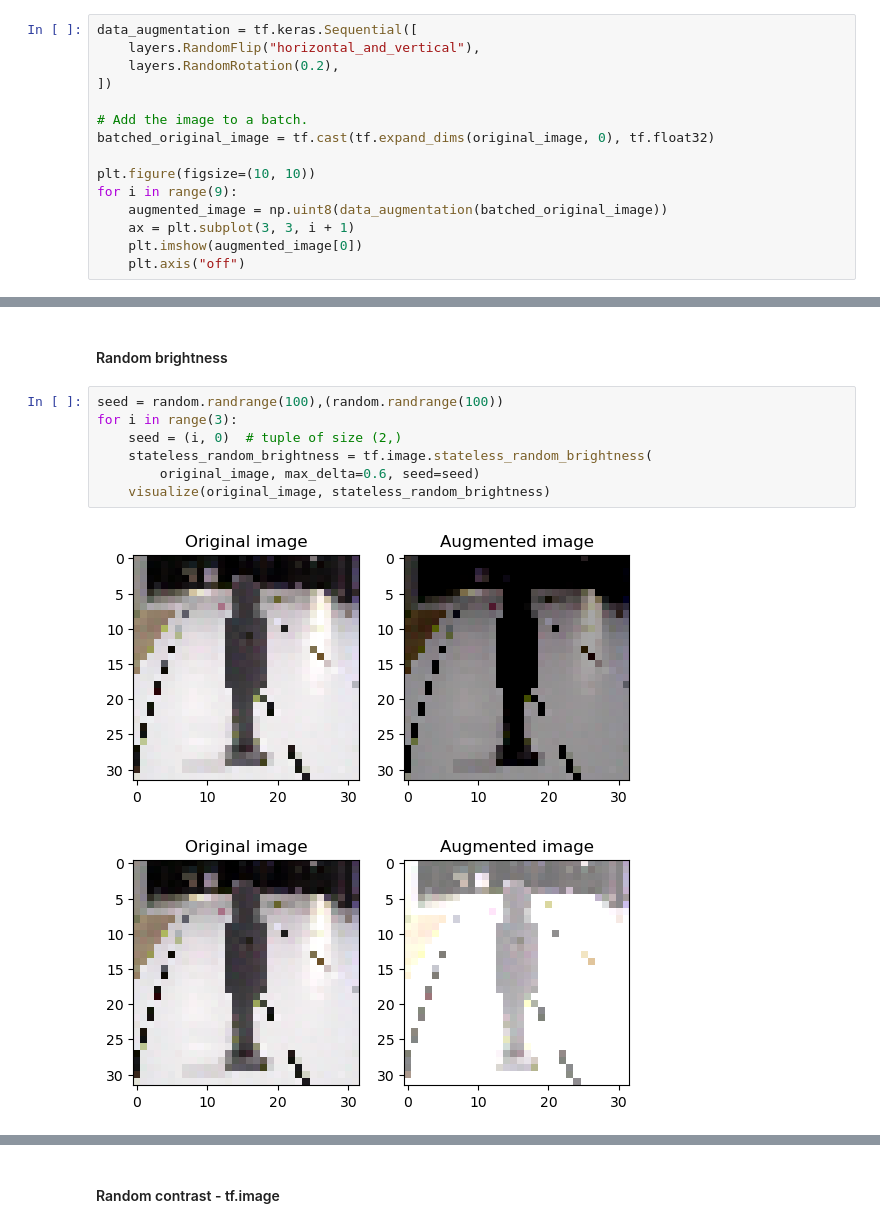
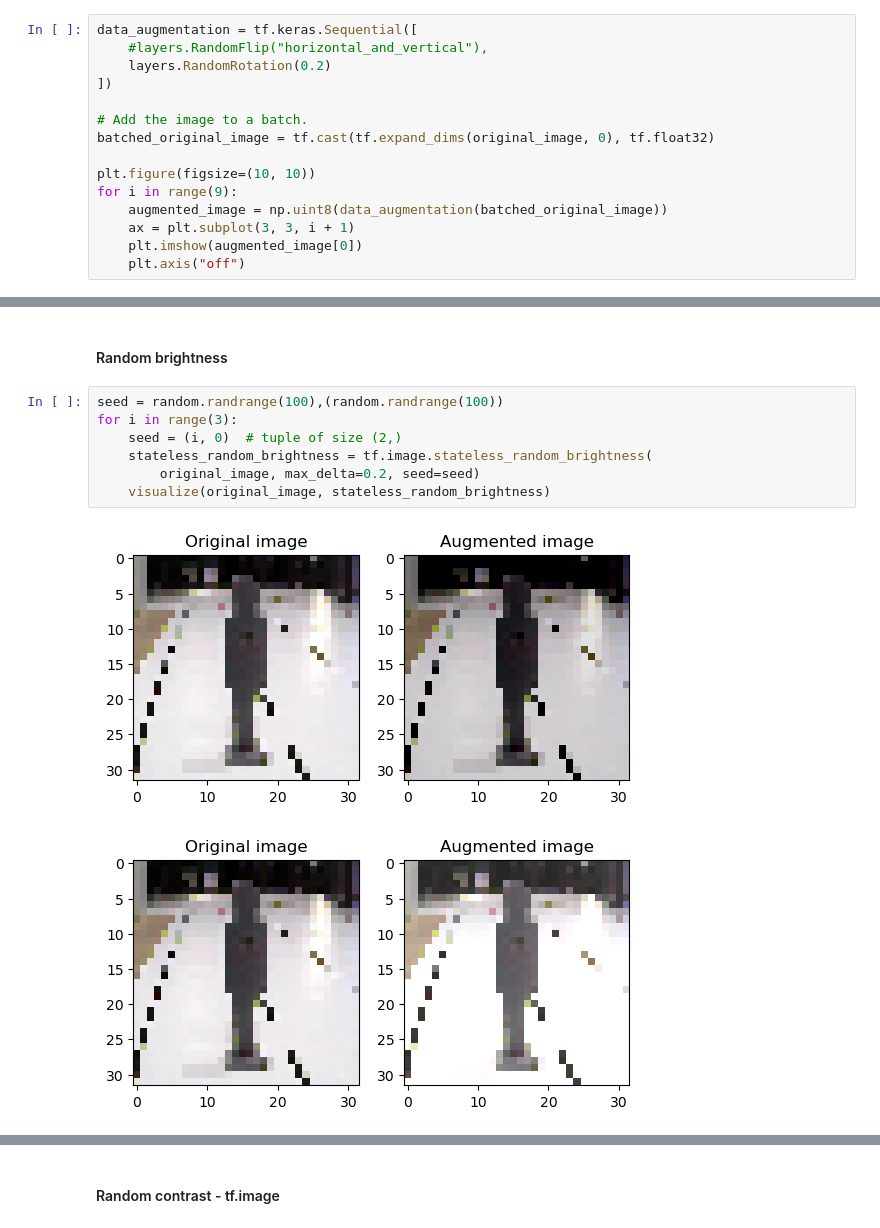
Before and after one commit to harryd337/Autonomous_PiCar, a Jupyter notebook: augment.ipynb, the cells around one changed output, grey strips where cells are left out. Drawn from its saved outputs; the diff is of its cells as text.

```diff
--- a/augment.ipynb
+++ b/augment.ipynb
@@ -69,8 +67,8 @@ Text(0.5, 1.0, 'Target speed: 0\nTarget angle: 0.4375')
 #### Random flip + rotation
 # %%
 data_augmentation = tf.keras.Sequential([
-    layers.RandomFlip("horizontal_and_vertical"),
-    layers.RandomRotation(0.2),
+    #layers.RandomFlip("horizontal_and_vertical"),
+    layers.RandomRotation(0.2)
 ])
 
 # Add the image to a batch.
@@ -106,10 +104,10 @@ WARNING:tensorflow:Using a while_loop for converting ImageProjectiveTransformV3
 # %%
 seed = random.randrange(100),(random.randrange(100))
 for i in range(3):
     seed = (i, 0)  # tuple of size (2,)
     stateless_random_brightness = tf.image.stateless_random_brightness(
-        original_image, max_delta=0.6, seed=seed)
+        original_image, max_delta=0.2, seed=seed)
     visualize(original_image, stateless_random_brightness)
 # %% [output]
-[figure, old version]
+[figure, new version]
-[figure, old version]
+[figure, new version]
```
Also changed, not shown: parts of 6 cells of this notebook, 1 other file.
